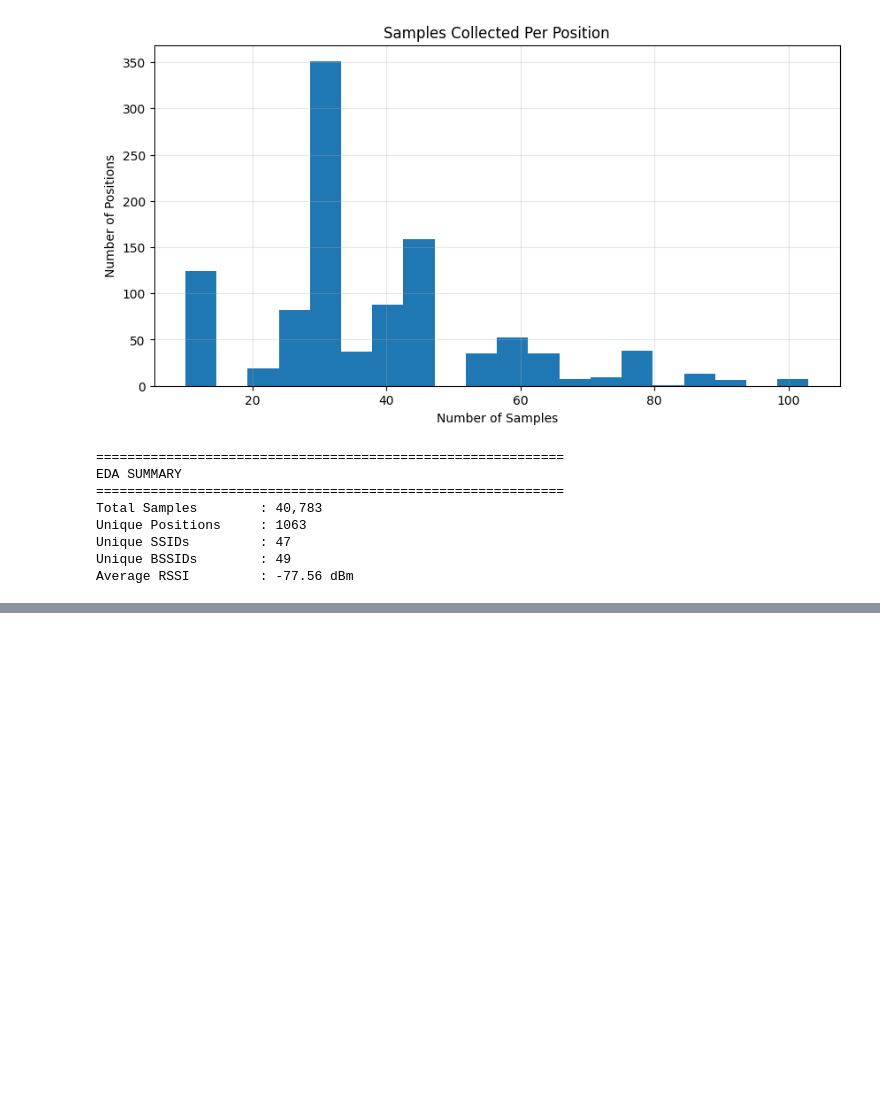
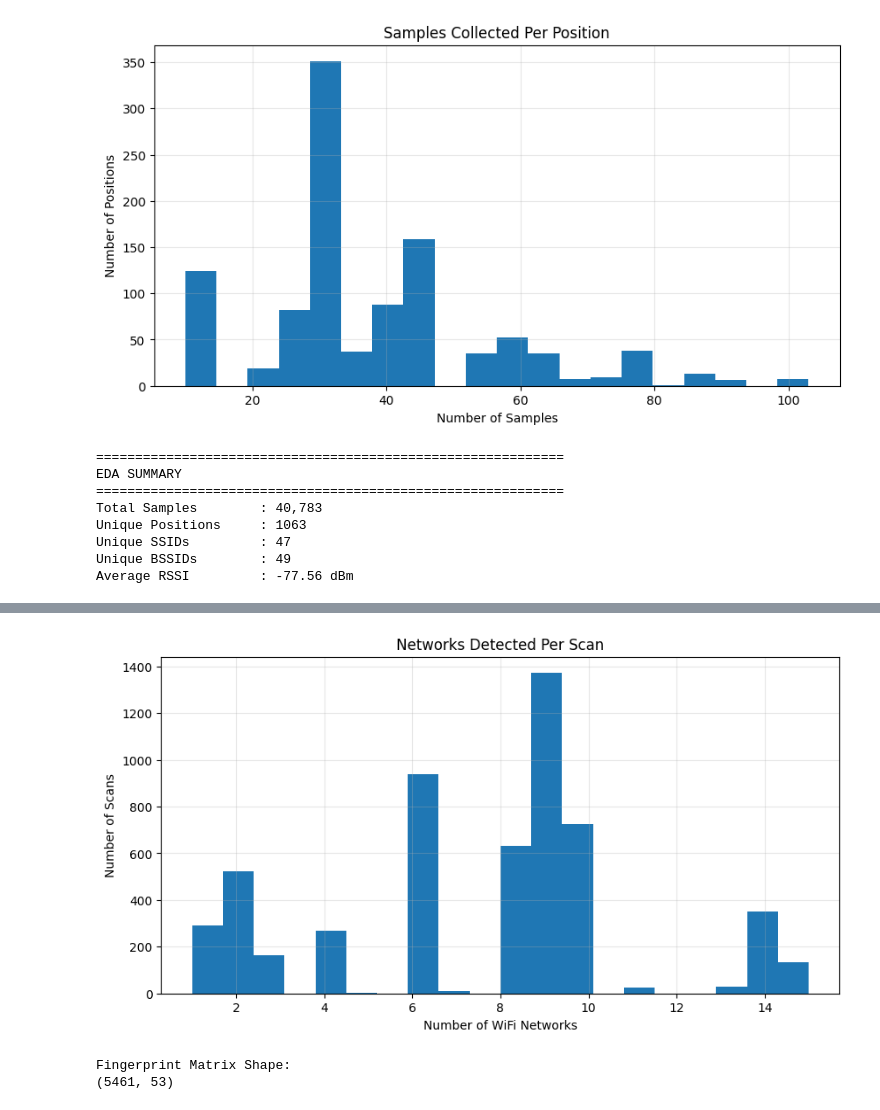
Before and after one commit to moazabeer/wifi-indoor-localization-ml, a Jupyter notebook: notebooks/WiFi_Indoor_Localization.ipynb, the cells around one changed output, grey strips where cells are left out. Drawn from its saved outputs; the diff is of its cells as text; code cells hidden in the pictures; blank space fills up the shorter version.

Commit message:
Generate WiFi fingerprint dataset for machine learning

```diff
--- a/notebooks/WiFi_Indoor_Localization.ipynb
+++ b/notebooks/WiFi_Indoor_Localization.ipynb
@@ -559,0 +566,15 @@ Average RSSI         : -77.56 dBm
+# %%
+# ==========================================================
+# Scan Session Validation
+# ==========================================================
+
+scan_groups = dataset.groupby(
+    ["timestamp", "x_pos", "y_pos", "source_file"]
+)
+
+print("=" * 60)
+print("SCAN SESSION VALIDATION")
+print("=" * 60)
+
+print(f"Total WiFi Records : {len(dataset):,}")
+print(f"Total Scan Sessions: {len(scan_groups):,}")
@@ -559,0 +587,10 @@ Average RSSI         : -77.56 dBm
+# %%
+# ==========================================================
+# Networks Per Scan
+# ==========================================================
+
+networks_per_scan = scan_groups.size()
+
+print("\nNetworks Detected Per Scan")
+
+print(networks_per_scan.describe())
@@ -559,0 +608,36 @@ Average RSSI         : -77.56 dBm
+# %%
+plt.figure(figsize=(10,5))
+
+plt.hist(networks_per_scan, bins=20)
+
+plt.title("Networks Detected Per Scan")
+
+plt.xlabel("Number of WiFi Networks")
+
+plt.ylabel("Number of Scans")
+
+plt.grid(alpha=0.3)
+
+plt.show()
+# %% [output]
+[figure, added]
+# %%
+# ==========================================================
+# Generate Fingerprint Matrix
+# ==========================================================
+
+fingerprint_df = dataset.pivot_table(
+    index=["timestamp", "x_pos", "y_pos", "source_file"],
+    columns="bssid",
+    values="signal_strength",
+    aggfunc="max",
+    fill_value=-100
+)
+
+fingerprint_df = fingerprint_df.reset_index()
+
+print("Fingerprint Matrix Shape:")
+print(fingerprint_df.shape)
+# %% [output]
+Fingerprint Matrix Shape:
+(5461, 53)
```
Also changed, not shown: parts of 7 cells of this notebook.
